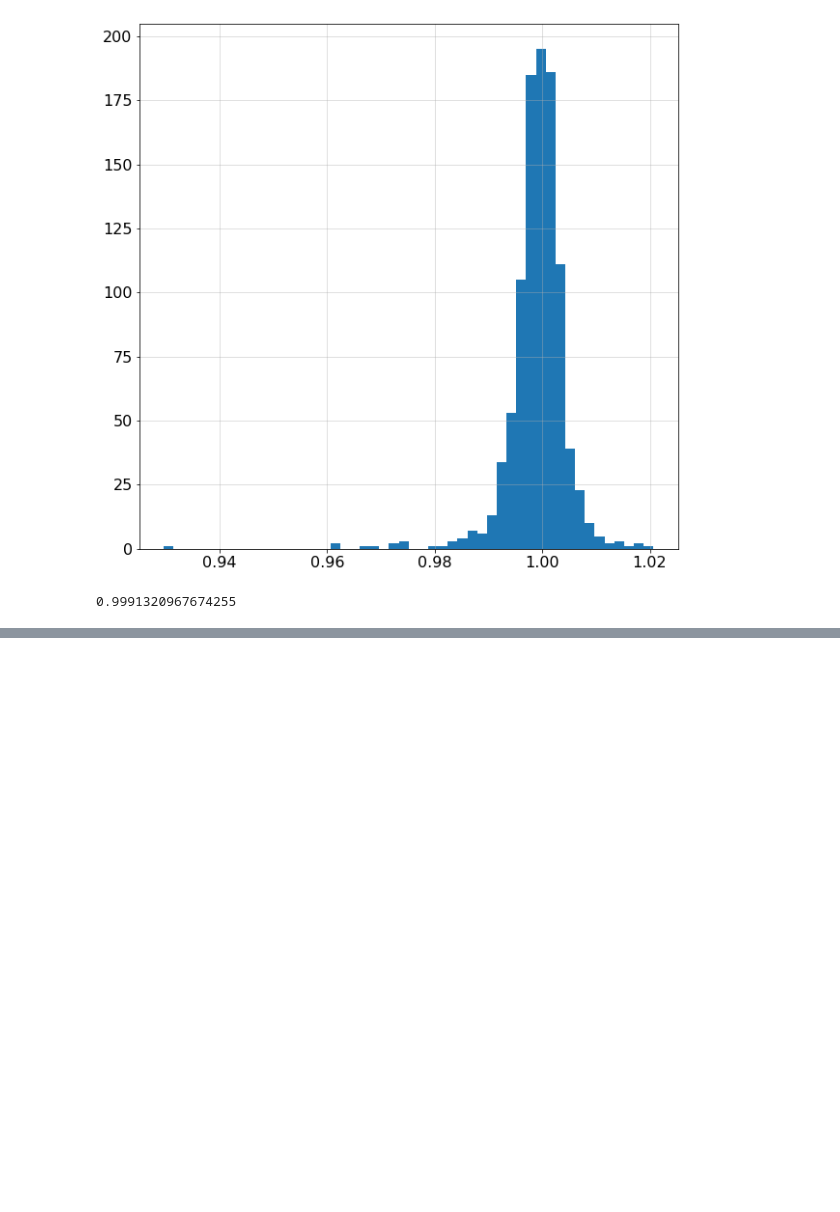
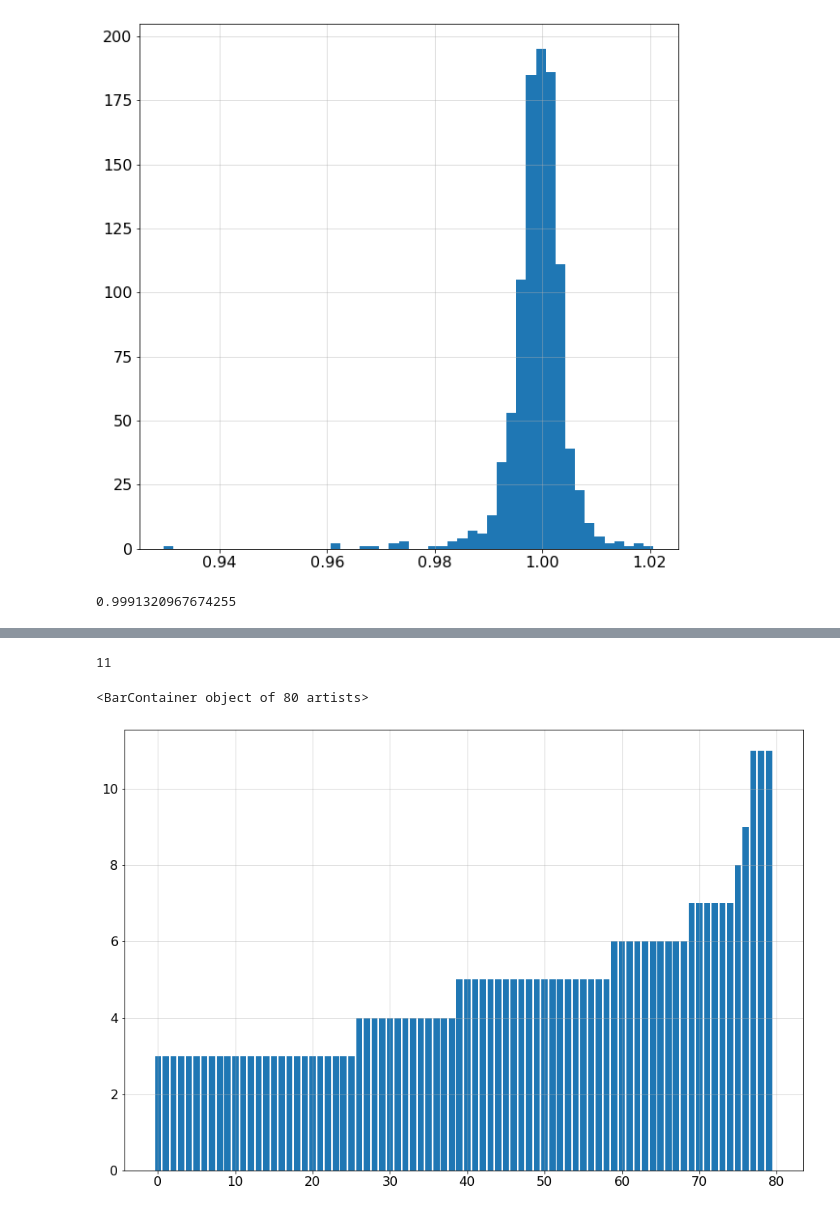
Before and after one commit to GBATZOLIS/conditional_score_diffusion, a Jupyter notebook: sample_from_trained.ipynb, the cells around one changed output, grey strips where cells are left out. Saved outputs shown, nothing was run; the diff lists cells and outputs as text; code cells hidden in the pictures; blank space fills up the shorter version.

```diff
--- a/sample_from_trained.ipynb
+++ b/sample_from_trained.ipynb
@@ -99,0 +77,23 @@ eigen_vals = (np.array(singular_values)**2).mean(axis=0)
+# %%
+def softmax(x):
+    e_x = np.exp(x - np.max(x))
+    return e_x / e_x.sum()
+# %%
+#from scipy.special import softmax as sipysoftmax
+dims = []
+for sing_vals in singular_values:
+    difference = np.array([sing_vals[i-1] - sing_vals[i] for i in range(1, len(sing_vals))])
+    probs = softmax(difference)
+    d = len(probs) - np.argmax(probs)
+    dims.append(d)
+# %%
+np.max(dims)
+# %% [output]
+11
+# %%
+plt.figure(figsize=(15,10))
+plt.grid(alpha=0.5)
+plt.bar(range(len(dims)), np.sort(dims))
+# %% [output]
+<BarContainer object of 80 artists>
+[figure, added]
```
Also changed, not shown: parts of 20 cells of this notebook, 25 other files.
